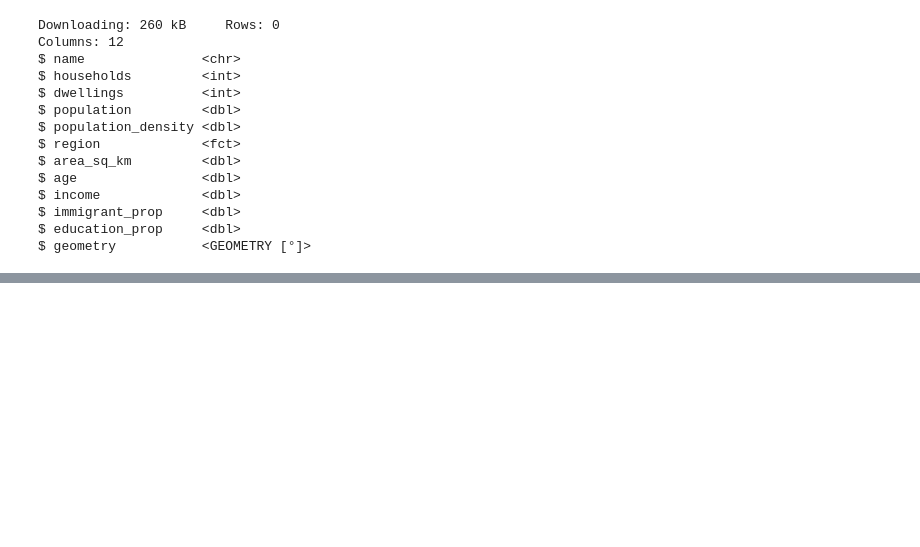
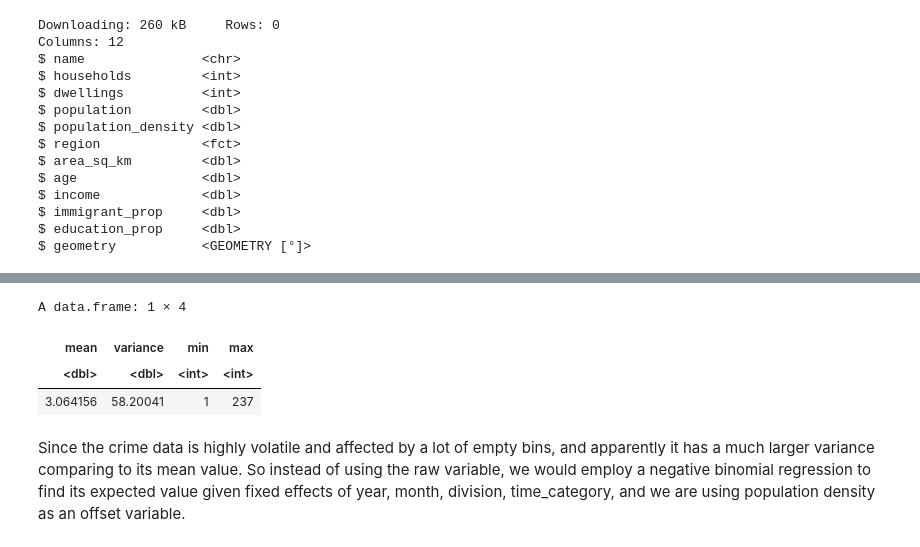
Before and after one commit to Irene-Berezin/econ_398_project, a Jupyter notebook: project_workbook.ipynb, the cells around one changed output, grey strips where cells are left out. Drawn from its saved outputs; the diff is of its cells as text; code cells hidden in the pictures; blank space fills up the shorter version.

```diff
--- a/project_workbook.ipynb
+++ b/project_workbook.ipynb
@@ -85,0 +162,8 @@ $ geometry           <GEOMETRY [°]>
+# %%
+# Create a data summarizing all types of crimes together
+crime_trend <- crime_data|>
+    group_by(year, month, name, time_category)|>
+    summarise(crime_count = sum(crime_count), .groups = "drop")|>
+    ungroup()|>
+    mutate(date = as.Date(paste(year, month, "01", sep = "-")))|>
+    glimpse()
@@ -85,0 +179,4 @@ $ geometry           <GEOMETRY [°]>
+# %%
+census2016_panel <- merge(census2016, crime_trend, by = "name")|>
+    arrange(year, month)|>
+    glimpse()
@@ -85,0 +250,16 @@ $ geometry           <GEOMETRY [°]>
+# %%
+crime_summary <- census2016_panel|>
+    st_drop_geometry()|>
+    summarise(mean = mean(crime_count),
+    variance = var(crime_count),
+    min = min(crime_count),
+    max = max(crime_count))
+
+crime_summary
+# %% [output]
+A data.frame: 1 × 4
+| mean | variance | min | max |
+| <dbl> | <dbl> | <int> | <int> |
+| 3.064156 | 58.20041 | 1 | 237 |
+# %% [markdown]
+Since the crime data is highly volatile and affected by a lot of empty bins, and apparently it has a much larger variance comparing to its mean value. So instead of using the raw variable, we would employ a negative binomial regression to find its expected value given fixed effects of year, month, division, time_category, and we are using population density as an offset variable.
```
Also changed, not shown: parts of 20 cells of this notebook, 5 other files.
